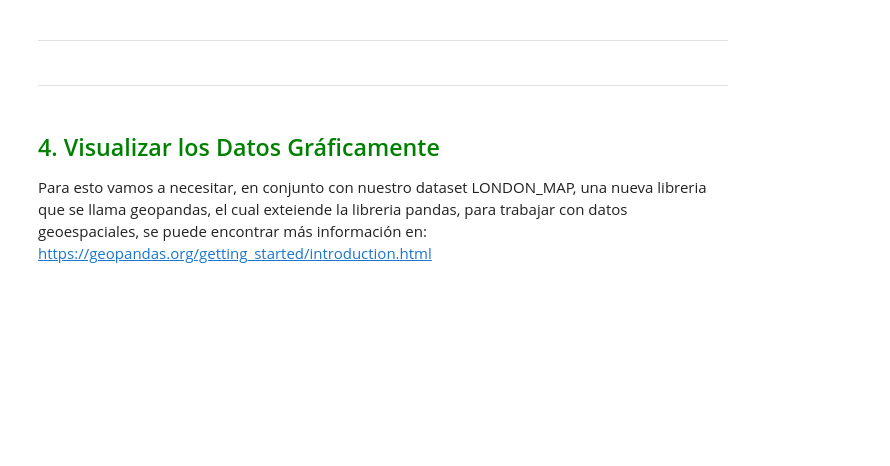
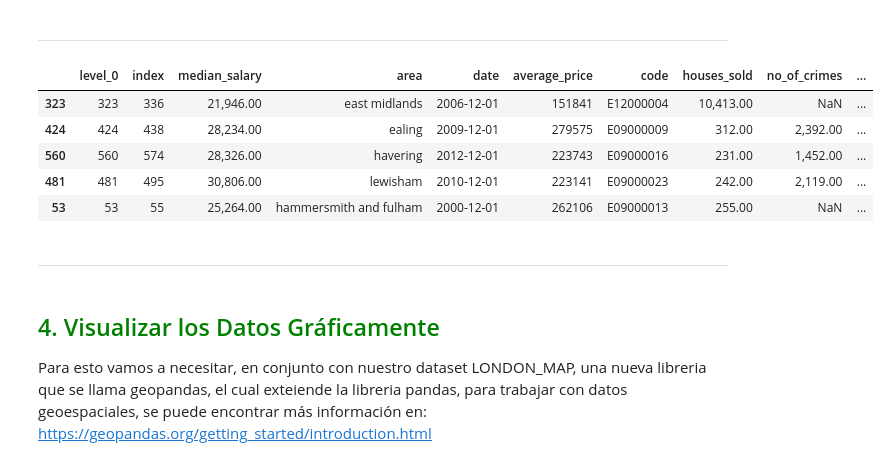
Before and after one commit to xiweichill/6IV8_HuangXiwei_Analisis_De_Datos, a Jupyter notebook: Machine Learning python Archivos de Trabajo para el curso y Manual/Capítulo 2-Proyecto End-to-End/Cap2_plantilla.ipynb, the cells around one changed output. Saved outputs shown, nothing was run; the diff lists cells and outputs as text; code cells hidden in the pictures; blank space fills up the shorter version.

```diff
--- a/Machine Learning python Archivos de Trabajo para el curso y Manual/Capítulo 2-Proyecto End-to-End/Cap2_plantilla.ipynb
+++ b/Machine Learning python Archivos de Trabajo para el curso y Manual/Capítulo 2-Proyecto End-to-End/Cap2_plantilla.ipynb
@@ -82,6 +210,10 @@ Ya tenemos nuestro set de prueba y nuestro set de entrenamiento ✅
 # %%
 # Generamos nuestro objeto para que lo divida en 30% y solo haga una división
+split = StratifiedShuffleSplit(n_splits=1,test_size=0.3,random_state=45)
 # %%
 # Creamos nuestras variables basándonos en nuestras categorías
+for ent_index, prueba_index in split.split(data,data["salary_cat"]):
+    cat_set_ent = data.loc[ent_index]
+    cat_set_prueba = data.loc[prueba_index]
 # %%
 # Comprobación. Ya en porcentaje
@@ -89,6 +229,15 @@ Ya tenemos nuestro set de prueba y nuestro set de entrenamiento ✅
 ***
 # %%
 # Creamos dataframe para trabajar con el set de entrenamiento
+df = cat_set_ent.copy()
+df.head()
+# %% [output]
+|  | level_0 | index | median_salary | area | date | average_price | code | houses_sold | no_of_crimes | ... |
+| 323 | 323 | 336 | 21,946.00 | east midlands | 2006-12-01 | 151841 | E12000004 | 10,413.00 | NaN | ... |
+| 424 | 424 | 438 | 28,234.00 | ealing | 2009-12-01 | 279575 | E09000009 | 312.00 | 2,392.00 | ... |
+| 560 | 560 | 574 | 28,326.00 | havering | 2012-12-01 | 223743 | E09000016 | 231.00 | 1,452.00 | ... |
+| 481 | 481 | 495 | 30,806.00 | lewisham | 2010-12-01 | 223141 | E09000023 | 242.00 | 2,119.00 | ... |
+| 53 | 53 | 55 | 25,264.00 | hammersmith and fulham | 2000-12-01 | 262106 | E09000013 | 255.00 | NaN | ... |
 # %% [markdown]
 ***
 # %% [markdown]
```
Also changed, not shown: parts of 21 cells of this notebook, 2 other files.
